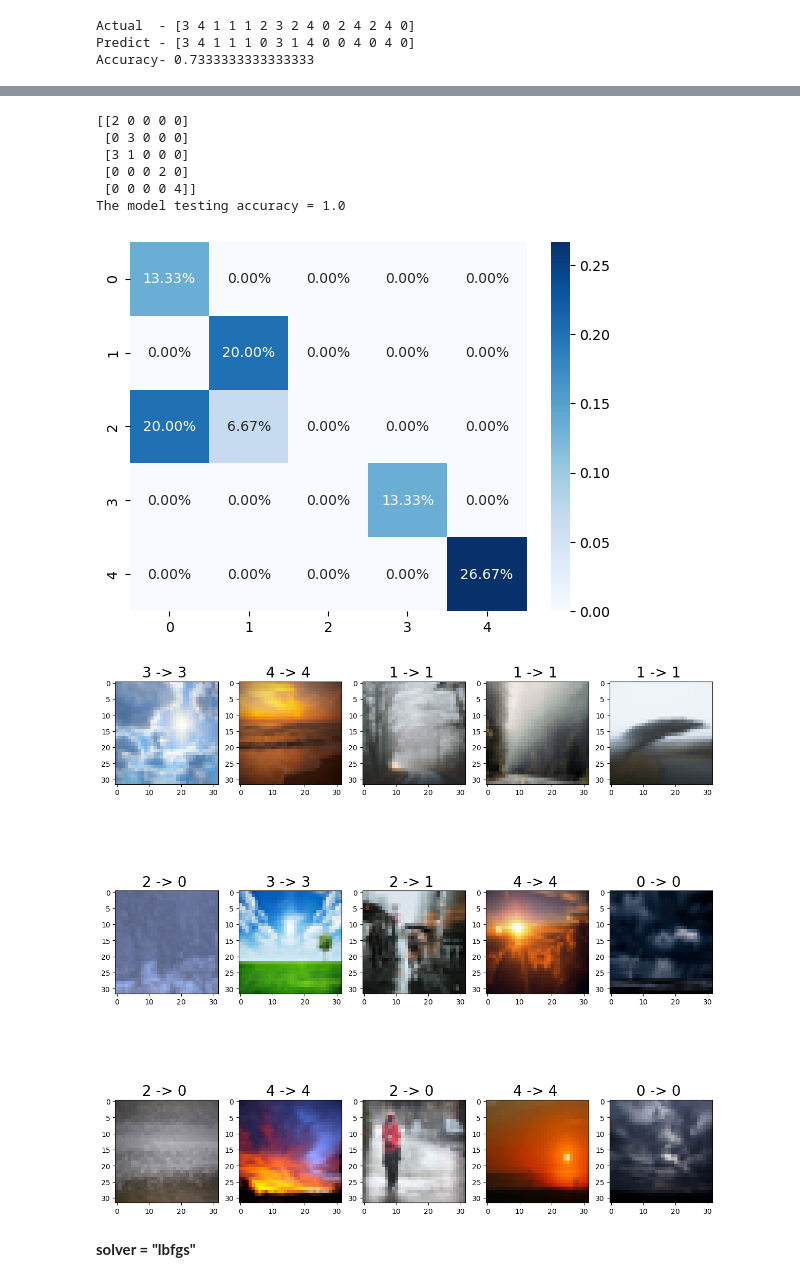
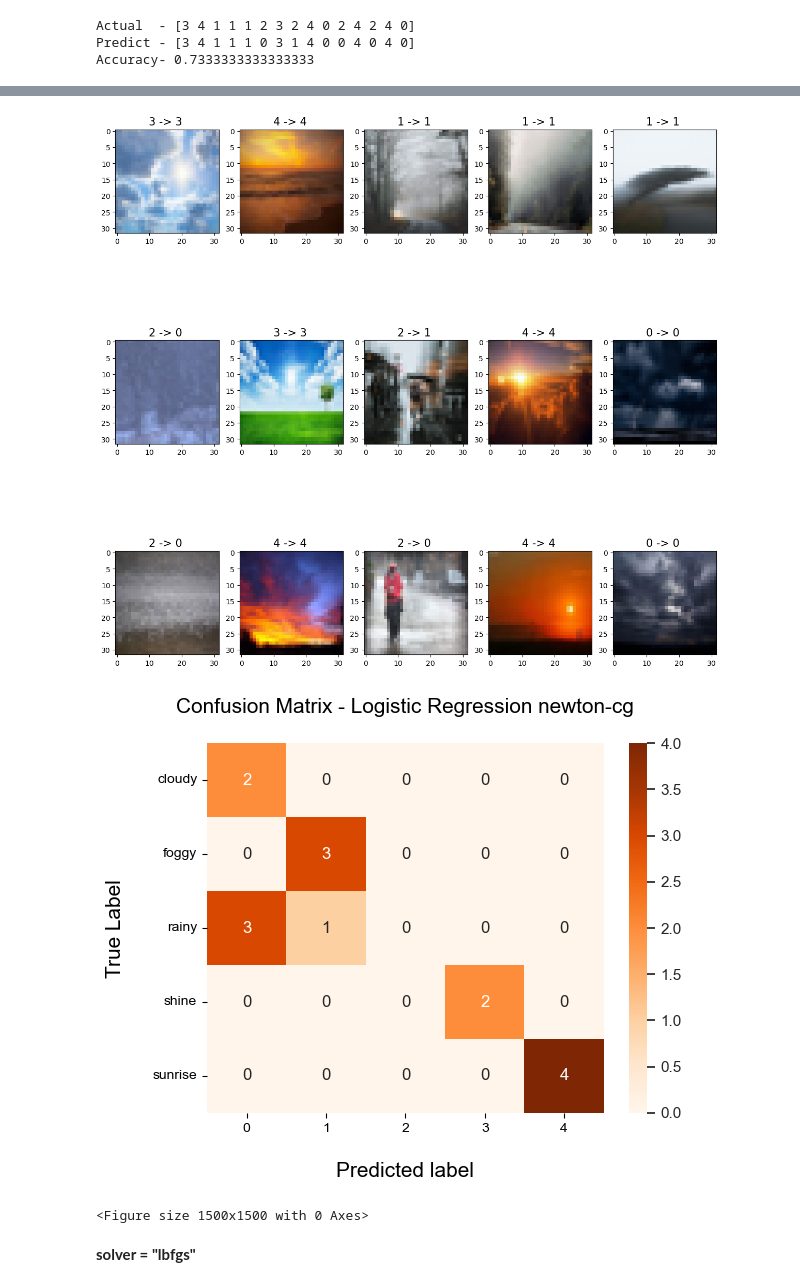
Before and after one commit to ShivangModi/WeatherClassIdentification, a Jupyter notebook: weather_class_identification.ipynb, the cells around one changed output, grey strips where cells are left out. Drawn from its saved outputs; the diff is of its cells as text; code cells hidden in the pictures.

```diff
--- a/weather_class_identification.ipynb
+++ b/weather_class_identification.ipynb
@@ -85,5 +85,5 @@ for index, (image, label) in enumerate(zip(x_new[:5], y_new[:5])):
     plt.subplot(1, 5, index+1)
     plt.imshow(np.reshape(image, (32, 32, 3)))
     plt.title('Training %d ' % label, fontsize=20)
-    plt.plot
+plt.plot()
 # %% [output]
@@ -91,3 +94,32 @@ for index, (image, label) in enumerate(zip(x_new[:5], y_new[:5])):
+# %%
+# Confusion Matrix
+def plotConfusionMatrix(actual, predict, model):
+    from sklearn.metrics import confusion_matrix
+
+    labels = ['cloudy', 'foggy', 'rainy', 'shine', 'sunrise']
+
+    confusion_matrix = confusion_matrix(actual, predict)
+    matrix_df = pd.DataFrame(confusion_matrix)  #plot the result
+
+    ax = plt.axes()
+    sns.set(font_scale=1)
+    plt.figure(figsize=(15, 15))
+    sns.heatmap(matrix_df, annot=True, fmt="g", ax=ax, cmap="Oranges") # set axis titles
+
+    ax.set_title(f'Confusion Matrix - {model}\n', fontsize=15)
+    ax.set_xlabel('\nPredicted label', fontsize=15)
+    ax.set_ylabel('True Label\n', fontsize=15)
+    ax.set_yticklabels(list(labels), rotation=0)
+    plt.show()
+# %%
+# Plot Prediction
+def plotPrediction(x, y, prediction):
+    plt.figure(figsize=(15, 15))
+    for index, (image, actual, pred) in enumerate(zip(x, y, prediction)):
+        plt.subplot(3, 5, index+1)
+        plt.imshow(np.reshape(image, (32, 32, 3)))
+        plt.title(f'{actual} -> {pred} ', fontsize=15)
+    plt.show()
 # %% [markdown]
 # Logistic Regression
 # %%
@@ -123,34 +139,10 @@ weighted avg       0.60      0.73      0.65        15
-# %%
-# plotting confusion matrix
-cm = confusion_matrix(test_y, lgr_newton.predict(test_x))
-TN = cm[0][0]
-FN = cm[1][0]
-FP = cm[0][1]
-TP = cm[1][1]
-print(cm)
-print('The model testing accuracy = {}'.format((TP+TN)/(TP+TN+FN+FP)))
-# %% [output]
-[[2 0 0 0 0]
- [0 3 0 0 0]
- [3 1 0 0 0]
- [0 0 0 2 0]
- [0 0 0 0 4]]
-The model testing accuracy = 1.0
-# %%
-# plotting Heatmap
-sns.heatmap(cm/np.sum(cm), annot=True, fmt='.2%', cmap='Blues')
-plt.show()
-# %% [output]
-[figure, removed]
-# %%
-plt.figure(figsize = (15, 15))
-for index, (image, actual, pred) in enumerate(zip(test_x, test_y, lgr_newton.predict(test_x))):
-    plt.subplot(3, 5, index+1)
-    plt.imshow(np.reshape(image, (32, 32, 3)))
-    plt.title('%d -> %d ' % (actual, pred), fontsize=20)
-    plt.plot
-# %% [output]
-[figure, removed]
+# %%
+plotPrediction(test_x, test_y, lgr_newton.predict(test_x))
+plotConfusionMatrix(test_y, lgr_newton.predict(test_x), 'Logistic Regression newton-cg')
+# %% [output]
+[figure, added]
+[figure, added]
+<Figure size 1500x1500 with 0 Axes>
 # %% [markdown]
 **solver = "lbfgs"**
 # %%
```
Also changed, not shown: parts of 46 cells of this notebook.
